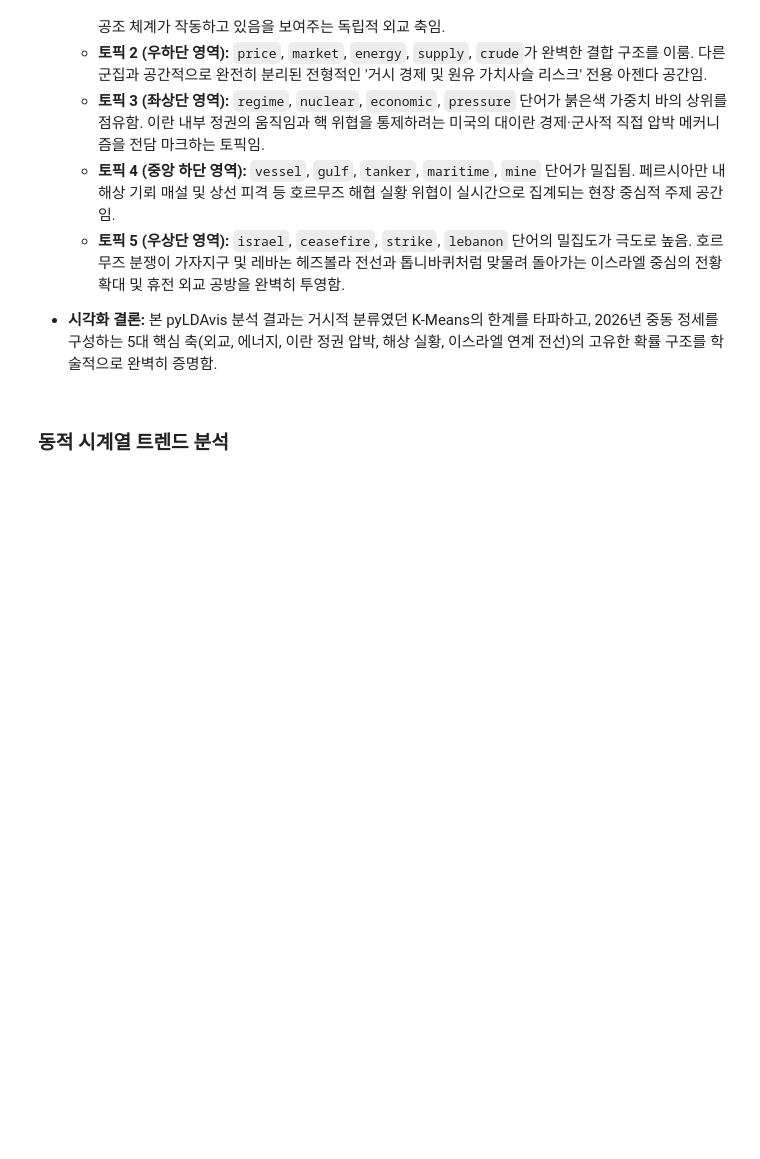
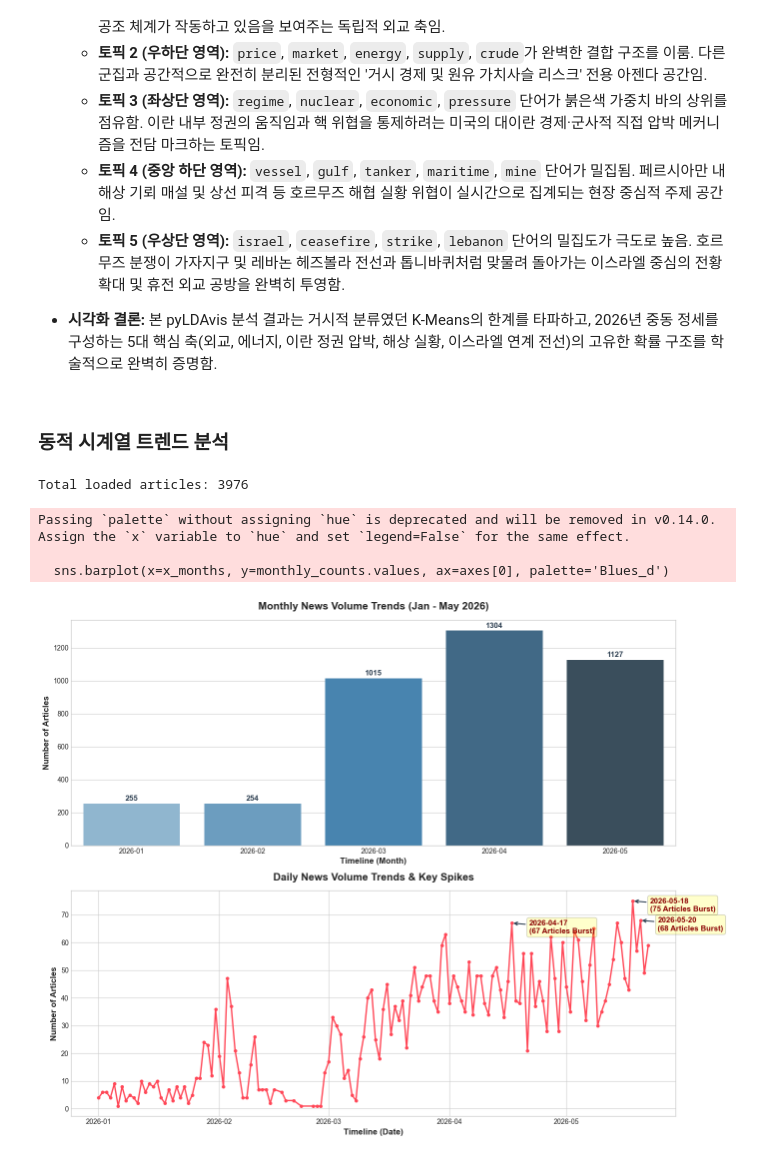
Before and after one commit to taehatae/Crawling_practice, a Jupyter notebook: 기말고사프로젝트/기말고사프로젝트_황태하.ipynb, the cells around one changed output. Cells and saved outputs as stored; diff of their text form; code cells hidden in the pictures; blank space fills up the shorter version.

```diff
--- a/기말고사프로젝트/기말고사프로젝트_황태하.ipynb
+++ b/기말고사프로젝트/기말고사프로젝트_황태하.ipynb
@@ -1531,0 +1541,68 @@ pyLDAvis.display(lda_visualization)
+# %%
+import pandas as pd
+import matplotlib.pyplot as plt
+import seaborn as sns
+
+# 1. 엑셀 데이터 로드
+FILE_NAME = 'global_news_cleaned_2026.xlsx'
+df_excel = pd.read_csv(FILE_NAME) if FILE_NAME.endswith('.csv') else pd.read_excel(FILE_NAME)
+
+print(f"Total loaded articles: {len(df_excel)}")
+
+# 2. 날짜 데이터 파싱 및 결측치 예방
+df_excel['published_at'] = pd.to_datetime(df_excel['published_at'], errors='coerce')
+df_excel = df_excel.dropna(subset=['published_at'])
+
+# 3. 파생 변수(연-월, 일자) 생성
+df_excel['Year-Month'] = df_excel['published_at'].dt.to_period('M')
+df_excel['Date'] = df_excel['published_at'].dt.date
+
+# 4. 그룹화 및 집계 연산
+monthly_counts = df_excel.groupby('Year-Month').size()
+daily_counts = df_excel.groupby('Date').size()
+
+# 깔끔한 연구 논문 스타일의 그리드 배경을 지정합니다.
+plt.style.use('seaborn-v0_8-whitegrid')
+fig, axes = plt.subplots(2, 1, figsize=(14, 11))
+
+# -------------------------------------------------------------------------
+# (1) Monthly News Volume Trends (상단 막대 그래프)
+# -------------------------------------------------------------------------
+x_months = monthly_counts.index.astype(str)
+sns.barplot(x=x_months, y=monthly_counts.values, ax=axes[0], palette='Blues_d')
+
+axes[0].set_title('Monthly News Volume Trends (Jan - May 2026)', fontsize=15, pad=15, fontweight='bold')
+axes[0].set_xlabel('Timeline (Month)', fontsize=12, fontweight='bold')
+axes[0].set_ylabel('Number of Articles', fontsize=12, fontweight='bold')
+
+# 막대 위에 수치 라벨 추가
+for p in axes[0].patches:
+    axes[0].annotate(f"{int(p.get_height())}", (p.get_x() + p.get_width() / 2., p.get_height()),
+                ha='center', va='center', xytext=(0, 7), textcoords='offset points', fontsize=11, fontweight='bold', color='#2c3e50')
+
+
+# -------------------------------------------------------------------------
+# (2) Daily News Volume Trends & Key Spikes (하단 선 그래프)
+# -------------------------------------------------------------------------
+axes[1].plot(daily_counts.index, daily_counts.values, color='#ff4757', linewidth=2, marker='o', markersize=4)
+axes[1].set_title('Daily News Volume Trends & Key Spikes', fontsize=15, pad=15, fontweight='bold')
+axes[1].set_xlabel('Timeline (Date)', fontsize=12, fontweight='bold')
+axes[1].set_ylabel('Number of Articles', fontsize=12, fontweight='bold')
+
+# 일별 그래프에서 가장 기사가 폭발했던 상위 3개 날짜(Top Peaks) 추출 및 영문 주석 달기
+top_peaks = daily_counts.nlargest(3)
+for date, count in top_peaks.items():
+    axes[1].annotate(f"{date}\n({count} Articles Burst)", xy=(date, count), xytext=(25, -15),
+                     textcoords='offset points',
+                     arrowprops=dict(arrowstyle="->", color='#2c3e50', lw=1.5),
+                     fontsize=11, color='darkred', fontweight='bold',
+                     bbox=dict(boxstyle="round,pad=0.3", fc="yellow", alpha=0.2))
+
+plt.tight_layout()
+plt.show()
+# %% [output]
+Total loaded articles: 3976
+Passing `palette` without assigning `hue` is deprecated and will be removed in v0.14.0. Assign the `x` variable to `hue` and set `legend=False` for the same effect.
+
+  sns.barplot(x=x_months, y=monthly_counts.values, ax=axes[0], palette='Blues_d')
+[figure, added]
```
Also changed, not shown: parts of 2 cells of this notebook, 1 other file.
